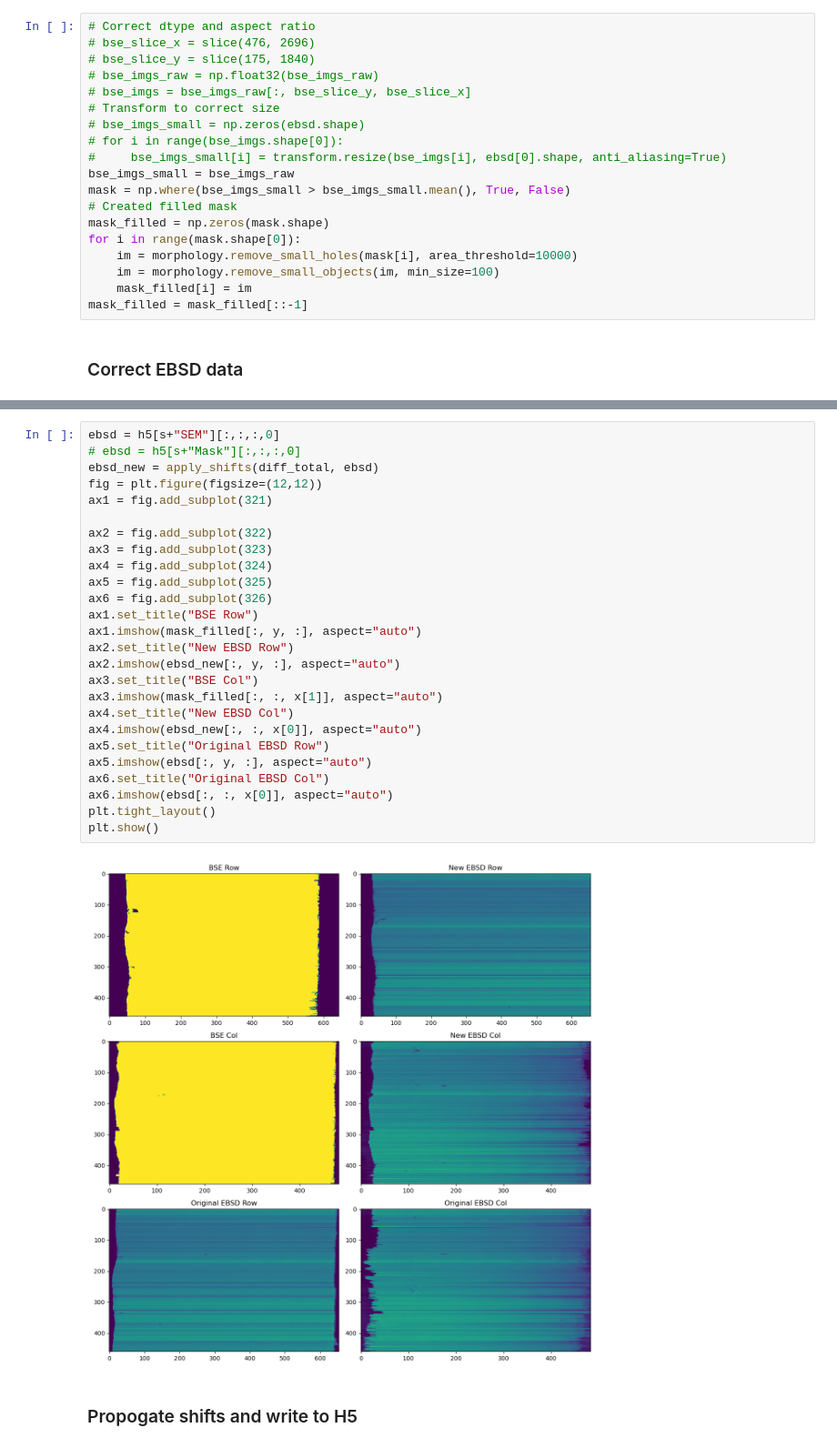
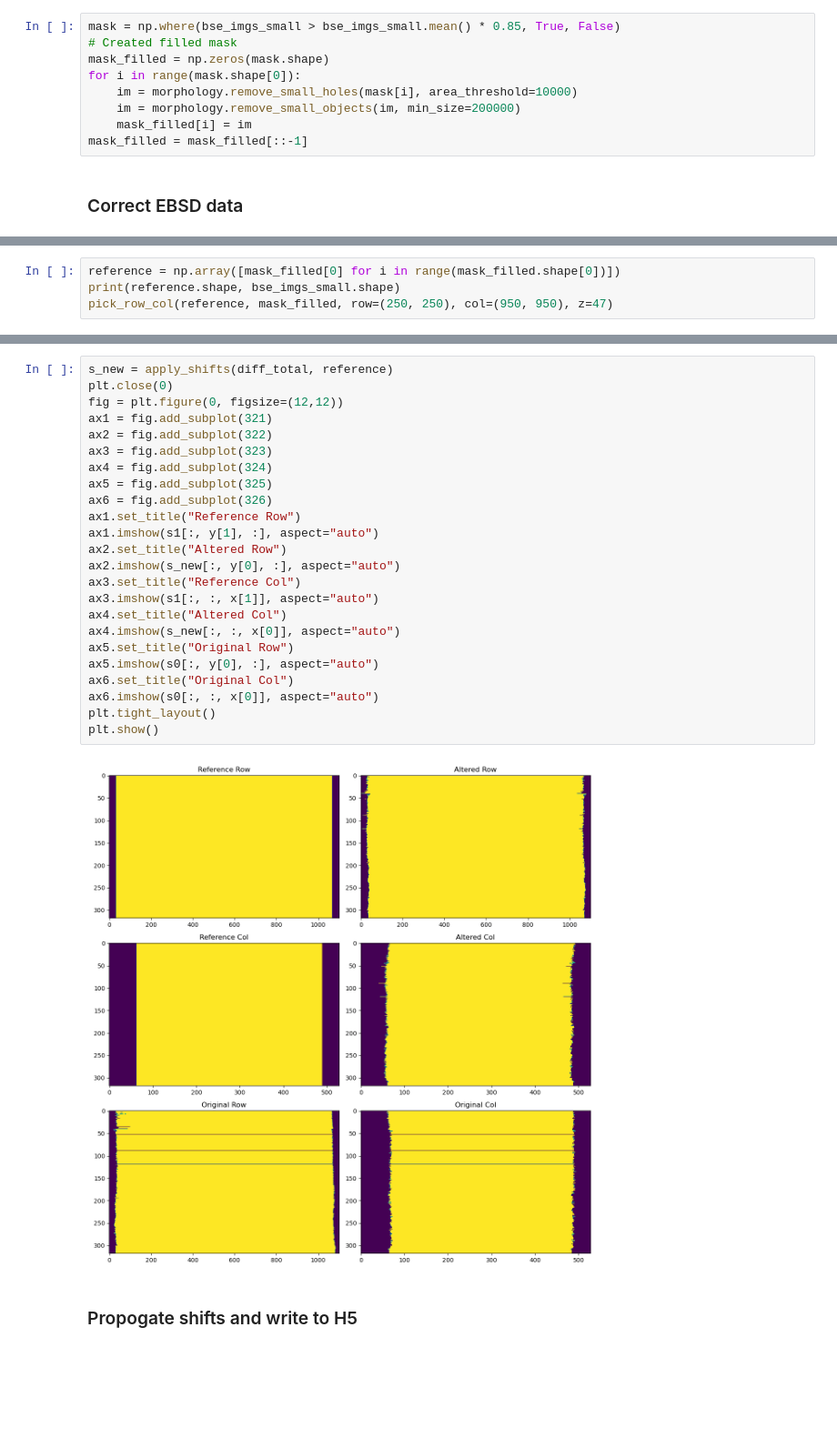
Before and after one commit to lambjames18/EBSD-Correction, a Jupyter notebook: cropping.ipynb, the cells around one changed output, grey strips where cells are left out. Shown: that part at 91% size. Saved outputs shown, nothing was run; the diff lists cells and outputs as text; blank space fills up the shorter version.

Commit message:
Corrected CoNi90 dataset

```diff
--- a/cropping.ipynb
+++ b/cropping.ipynb
@@ -193,22 +265,12 @@ bse_imgs_raw = np.array([io.imread(bse_folder+path, as_gray=True) for path in pa
 # %% [markdown]
 ### Correct BSE data
 # %%
-# Correct dtype and aspect ratio
-# bse_slice_x = slice(476, 2696)
-# bse_slice_y = slice(175, 1840)
-# bse_imgs_raw = np.float32(bse_imgs_raw)
-# bse_imgs = bse_imgs_raw[:, bse_slice_y, bse_slice_x]
-# Transform to correct size
-# bse_imgs_small = np.zeros(ebsd.shape)
-# for i in range(bse_imgs.shape[0]):
-#     bse_imgs_small[i] = transform.resize(bse_imgs[i], ebsd[0].shape, anti_aliasing=True)
-bse_imgs_small = bse_imgs_raw
-mask = np.where(bse_imgs_small > bse_imgs_small.mean(), True, False)
+mask = np.where(bse_imgs_small > bse_imgs_small.mean() * 0.85, True, False)
 # Created filled mask
 mask_filled = np.zeros(mask.shape)
 for i in range(mask.shape[0]):
     im = morphology.remove_small_holes(mask[i], area_threshold=10000)
-    im = morphology.remove_small_objects(im, min_size=100)
+    im = morphology.remove_small_objects(im, min_size=200000)
     mask_filled[i] = im
 mask_filled = mask_filled[::-1]
 # %% [markdown]
@@ -290,0 +278,4 @@ diff_total[:, 0] += 10
+# %%
+reference = np.array([mask_filled[0] for i in range(mask_filled.shape[0])])
+print(reference.shape, bse_imgs_small.shape)
+pick_row_col(reference, mask_filled, row=(250, 250), col=(950, 950), z=47)
@@ -291,31 +328,29 @@ diff_total[:, 0] += 10
 # %%
-ebsd = h5[s+"SEM"][:,:,:,0]
-# ebsd = h5[s+"Mask"][:,:,:,0]
-ebsd_new = apply_shifts(diff_total, ebsd)
-fig = plt.figure(figsize=(12,12))
+s_new = apply_shifts(diff_total, reference)
+plt.close(0)
+fig = plt.figure(0, figsize=(12,12))
 ax1 = fig.add_subplot(321)
-
 ax2 = fig.add_subplot(322)
 ax3 = fig.add_subplot(323)
 ax4 = fig.add_subplot(324)
 ax5 = fig.add_subplot(325)
 ax6 = fig.add_subplot(326)
-ax1.set_title("BSE Row")
-ax1.imshow(mask_filled[:, y, :], aspect="auto")
-ax2.set_title("New EBSD Row")
-ax2.imshow(ebsd_new[:, y, :], aspect="auto")
-ax3.set_title("BSE Col")
-ax3.imshow(mask_filled[:, :, x[1]], aspect="auto")
-ax4.set_title("New EBSD Col")
-ax4.imshow(ebsd_new[:, :, x[0]], aspect="auto")
-ax5.set_title("Original EBSD Row")
-ax5.imshow(ebsd[:, y, :], aspect="auto")
-ax6.set_title("Original EBSD Col")
-ax6.imshow(ebsd[:, :, x[0]], aspect="auto")
+ax1.set_title("Reference Row")
+ax1.imshow(s1[:, y[1], :], aspect="auto")
+ax2.set_title("Altered Row")
+ax2.imshow(s_new[:, y[0], :], aspect="auto")
+ax3.set_title("Reference Col")
+ax3.imshow(s1[:, :, x[1]], aspect="auto")
+ax4.set_title("Altered Col")
+ax4.imshow(s_new[:, :, x[0]], aspect="auto")
+ax5.set_title("Original Row")
+ax5.imshow(s0[:, y[0], :], aspect="auto")
+ax6.set_title("Original Col")
+ax6.imshow(s0[:, :, x[0]], aspect="auto")
 plt.tight_layout()
 plt.show()
 # %% [output]
-[figure, old version]
+[figure, new version]
 # %% [markdown]
 ### Propogate shifts and write to H5
 # %%
```
Also changed, not shown: parts of 8 cells of this notebook, 15 other files.
